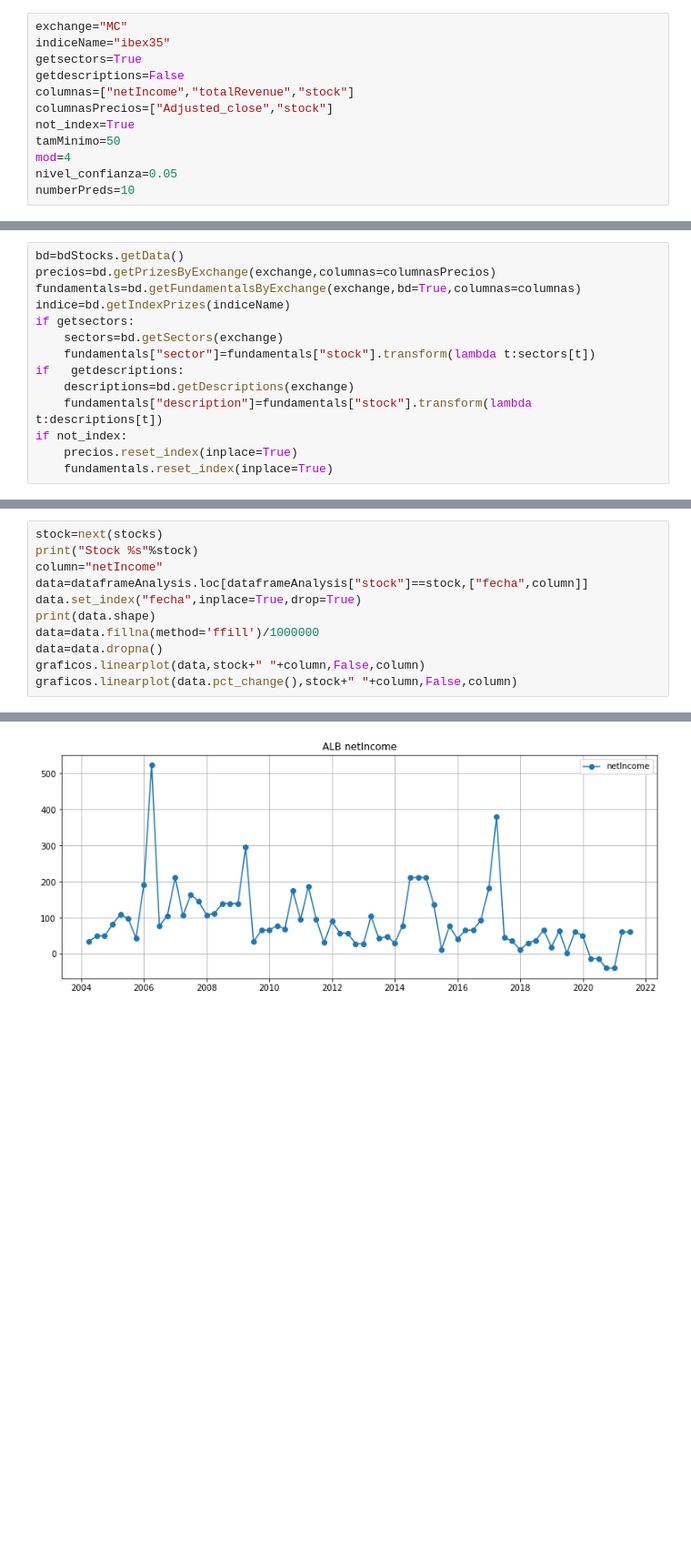
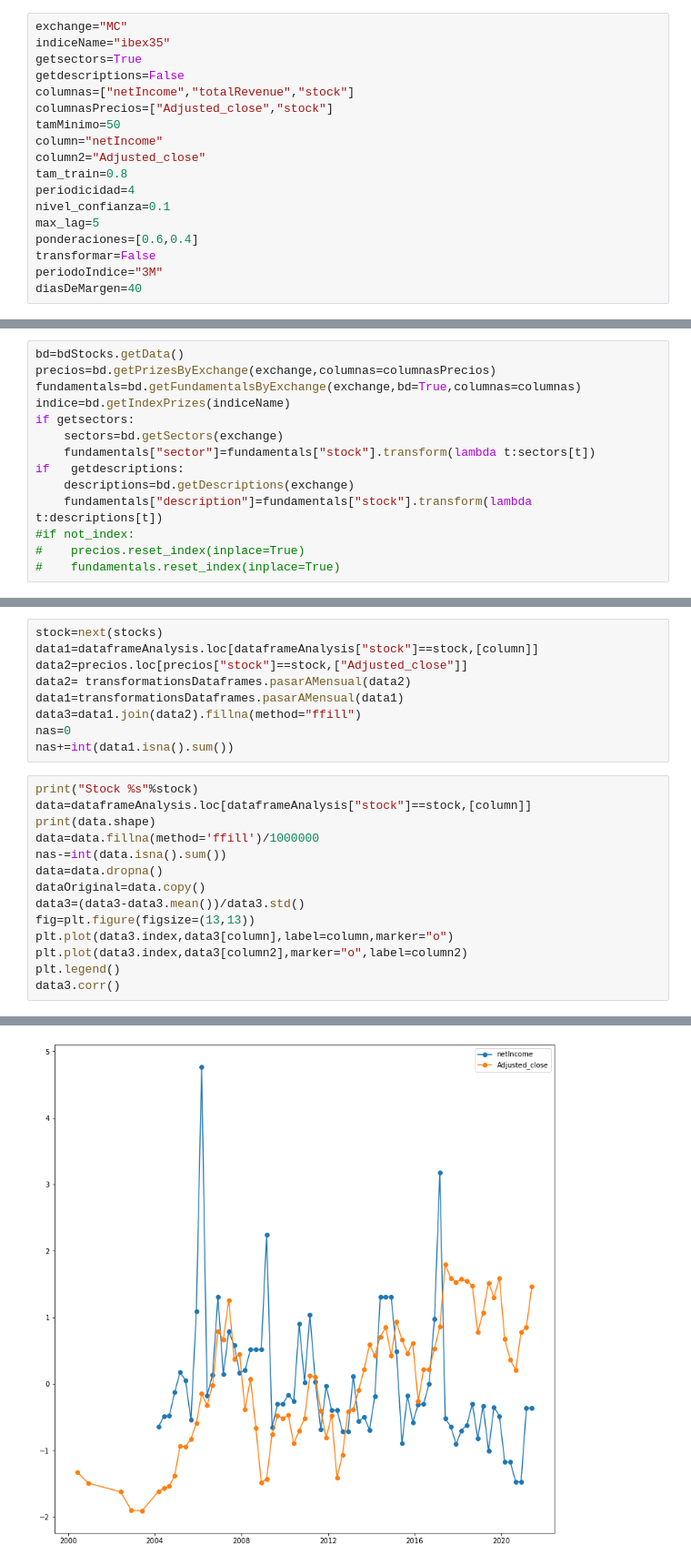
Before and after one commit to webclinic017/marketAnalyzer, a Jupyter notebook: analyzer/notebooks/ARIMA_Models.ipynb, the cells around one changed output, grey strips where cells are left out. Shown at 91% size. Drawn from its saved outputs; the diff is of its cells as text; blank space fills up the shorter version.

```diff
--- a/analyzer/notebooks/ARIMA_Models.ipynb
+++ b/analyzer/notebooks/ARIMA_Models.ipynb
@@ -15,8 +47,14 @@ getsectors=True
 getdescriptions=False
 columnas=["netIncome","totalRevenue","stock"]
 columnasPrecios=["Adjusted_close","stock"]
-not_index=True
 tamMinimo=50
-mod=4
-nivel_confianza=0.05
-numberPreds=10
+column="netIncome"
+column2="Adjusted_close"
+tam_train=0.8
+periodicidad=4
+nivel_confianza=0.1
+max_lag=5
+ponderaciones=[0.6,0.4]
+transformar=False
+periodoIndice="3M"
+diasDeMargen=40
@@ -31,7 +126,7 @@ if getsectors:
 if   getdescriptions:
     descriptions=bd.getDescriptions(exchange)
     fundamentals["description"]=fundamentals["stock"].transform(lambda t:descriptions[t])
-if not_index:
-    precios.reset_index(inplace=True)
-    fundamentals.reset_index(inplace=True)
+#if not_index:
+#    precios.reset_index(inplace=True)
+#    fundamentals.reset_index(inplace=True)
 # %% [output]
@@ -59,14 +152,26 @@ dataframeAnalysis.shape
+# %%
+stock=next(stocks)
+data1=dataframeAnalysis.loc[dataframeAnalysis["stock"]==stock,[column]]
+data2=precios.loc[precios["stock"]==stock,["Adjusted_close"]]
+data2= transformationsDataframes.pasarAMensual(data2)
+data1=transformationsDataframes.pasarAMensual(data1)
+data3=data1.join(data2).fillna(method="ffill")
+nas=0
+nas+=int(data1.isna().sum())
 # %%
-stock=next(stocks)
 print("Stock %s"%stock)
-column="netIncome"
-data=dataframeAnalysis.loc[dataframeAnalysis["stock"]==stock,["fecha",column]]
-data.set_index("fecha",inplace=True,drop=True)
+data=dataframeAnalysis.loc[dataframeAnalysis["stock"]==stock,[column]]
 print(data.shape)
 data=data.fillna(method='ffill')/1000000
+nas-=int(data.isna().sum())
 data=data.dropna()
-graficos.linearplot(data,stock+" "+column,False,column)
-graficos.linearplot(data.pct_change(),stock+" "+column,False,column)
+dataOriginal=data.copy()
+data3=(data3-data3.mean())/data3.std()
+fig=plt.figure(figsize=(13,13))
+plt.plot(data3.index,data3[column],label=column,marker="o")
+plt.plot(data3.index,data3[column2],marker="o",label=column2)
+plt.legend()
+data3.corr()
 # %% [output]
 Stock ALB
 (75, 1)
@@ -73 +181 @@ Stock ALB
-[figure, old version]
+[figure, new version]
```
Also changed, not shown: parts of 22 cells of this notebook, 8 other files.
